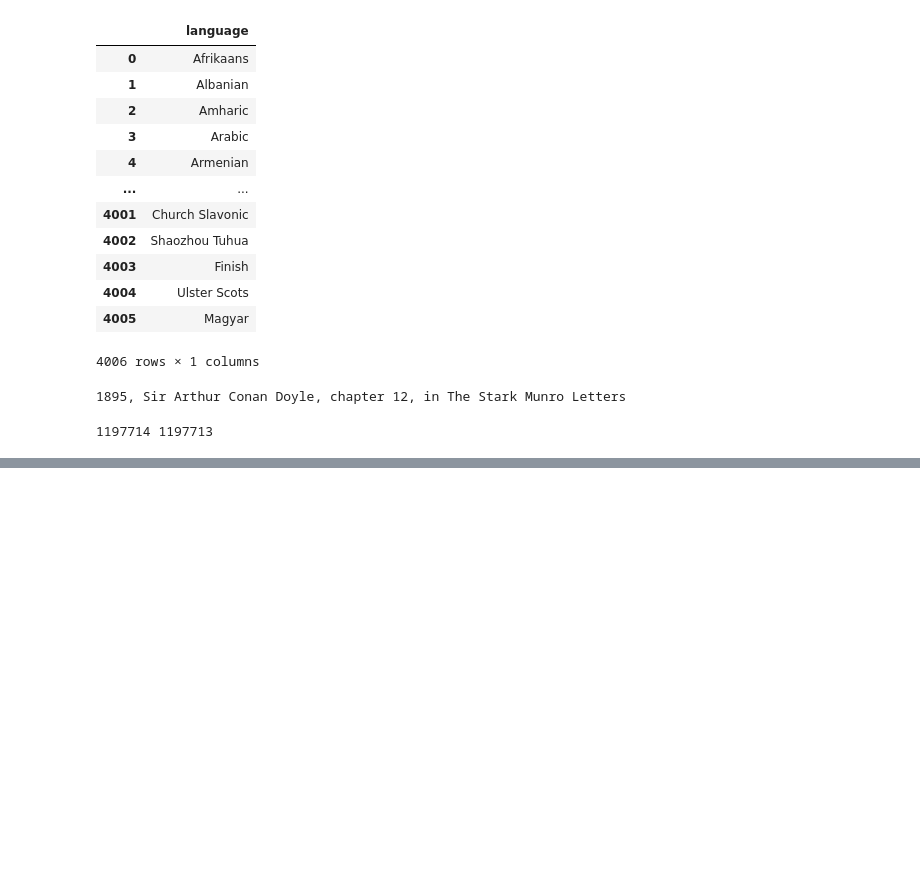
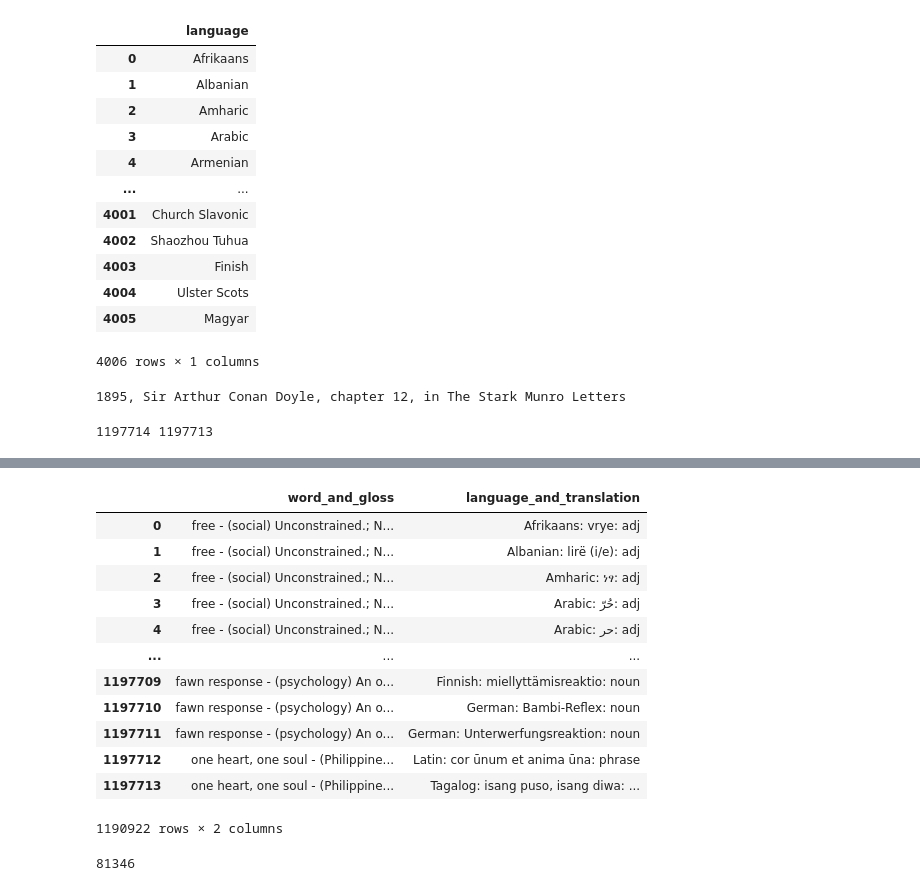
Before and after one commit to sinajaprlja/LexTyp, a Jupyter notebook: load_and_preprocess.ipynb, the cells around one changed output, grey strips where cells are left out. Cells and saved outputs as stored; diff of their text form; code cells hidden in the pictures; blank space fills up the shorter version.

```diff
--- a/load_and_preprocess.ipynb
+++ b/load_and_preprocess.ipynb
@@ -184,0 +194,18 @@ cleaned.head(100)
+# %%
+cleaned = cleaned.drop(columns=["english_word","translation", "is_long", "raw_glosses", "language", "pos"])
+cleaned = cleaned.drop_duplicates()
+cleaned
+# %% [output]
+|  | word_and_gloss | language_and_translation |
+| 0 | free - (social) Unconstrained.; N... | Afrikaans: vrye: adj |
+| 1 | free - (social) Unconstrained.; N... | Albanian: lirë (i/e): adj |
+| 2 | free - (social) Unconstrained.; N... | Amharic: ነፃ: adj |
+| 3 | free - (social) Unconstrained.; N... | Arabic: حُرّ: adj |
+| 4 | free - (social) Unconstrained.; N... | Arabic: حر: adj |
+| ... | ... | ... |
+| 1197709 | fawn response - (psychology) An o... | Finnish: miellyttämisreaktio: noun |
+| 1197710 | fawn response - (psychology) An o... | German: Bambi-Reflex: noun |
+| 1197711 | fawn response - (psychology) An o... | German: Unterwerfungsreaktion: noun |
+| 1197712 | one heart, one soul - (Philippine... | Latin: cor ūnum et anima ūna: phrase |
+| 1197713 | one heart, one soul - (Philippine... | Tagalog: isang puso, isang diwa: ... |
+1190922 rows × 2 columns
@@ -184,0 +214,4 @@ cleaned.head(100)
+# %%
+len(cleaned['word_and_gloss'].unique())
+# %% [output]
+81346
```
Also changed, not shown: parts of 11 cells of this notebook.
